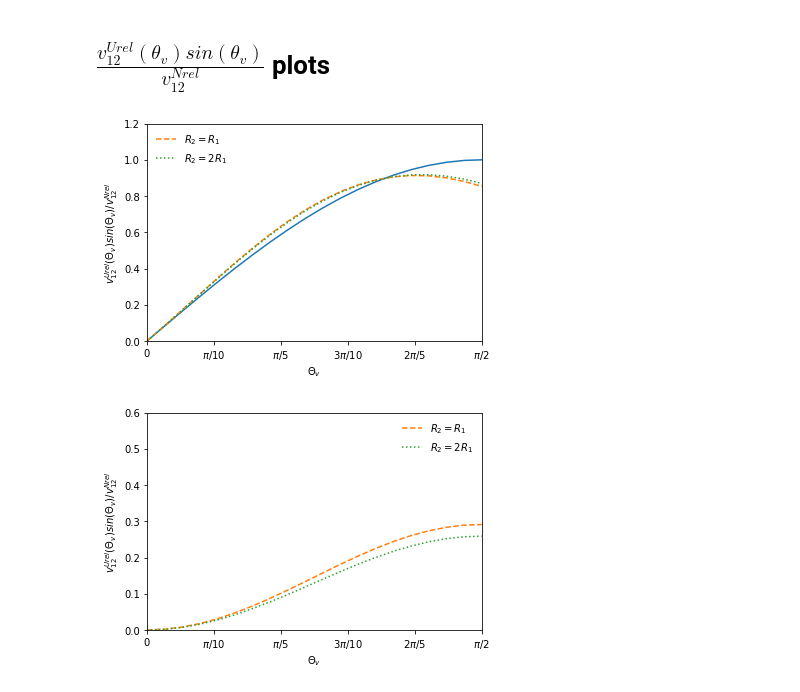
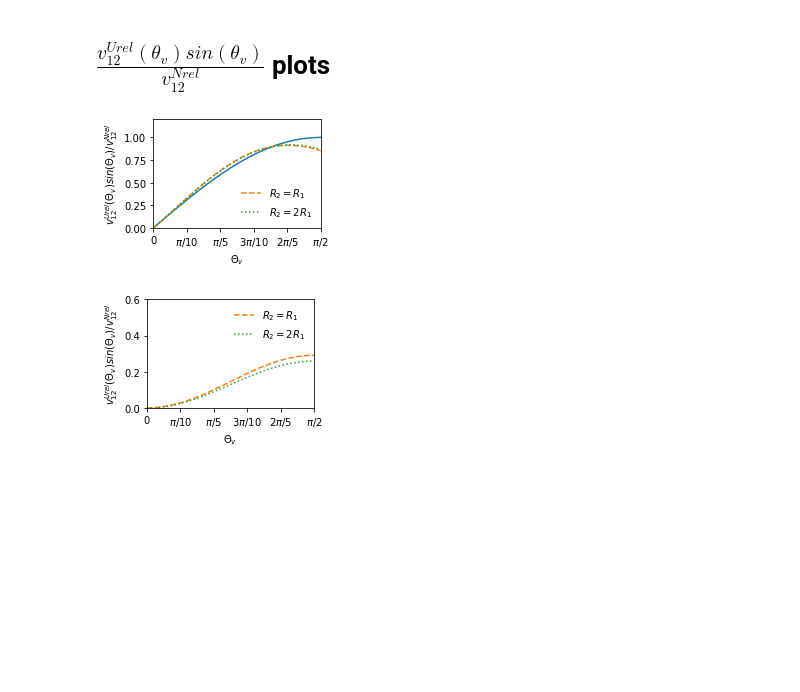
Before and after one commit to NazyS/relativistic-ISCT-EoS, a Jupyter notebook: notebook.ipynb, the cells around one changed output. Drawn from its saved outputs; the diff is of its cells as text; code cells hidden in the pictures; blank space fills up the shorter version.

```diff
--- a/notebook.ipynb
+++ b/notebook.ipynb
@@ -92,6 +92,8 @@ import matplotlib.ticker as ticker
 a = 0.775
 
 theta_data = np.linspace(0, np.pi/2, 20)
+
+fig = plt.figure(figsize=(3,2))
 
 plt.plot(
     theta_data, [np.sin(theta) for theta in theta_data]
@@ -125,46 +127,48 @@ plt.xlabel('$\\Theta_{v}$')
 plt.ylabel('$v_{12}^{Urel}(\\Theta_v) sin(\\Theta_v) / v_{12}^{Nrel}$')
 
 plt.legend(frameon=False)
-plt.savefig(os.path.join(save_folder, 'vUrel_vNrel_ratio_plot_gamma_1_.pdf'))
+plt.savefig(os.path.join(save_folder, 'vUrel_vNrel_ratio_plot_gamma_1_.pdf'), bbox_inches='tight')
 plt.show()
 # %% [output]
-[figure, old version]
+[figure, new version]
 # %%
 a = 0.775
 
 theta_data = np.linspace(0, np.pi/2, 20)
+
+fig = plt.figure(figsize=(3,2))
 
 plt.plot([], [])
 
 plt.plot(
     theta_data,
     [vratio(theta, a, 1000, 1000, 1, 1) for theta in theta_data],
     '--', label='$R_2 = R_1$'
 )
 
 plt.plot(
     theta_data,
     [vratio(theta, a, 1000, 1000, 1, 2) for theta in theta_data],
     ':', label='$R_2 = 2 R_1$'
 )
 
 plt.ylim(0, 0.6)
 plt.xlim(0, np.pi/2.)
 
 ax = plt.gca()
 ax.set_xticks(np.arange(0, np.pi/2+0.1, np.pi/10))
 # ax.set_xticklabels([
 #     0, '$\\frac{\\pi}{10}$', '$\\frac{\\pi}{5}$', '$\\frac{3\\pi}{10}$', '$\\frac{2\\pi}{5}$', '$\\frac{\\pi}{2}$'
 # ])
 ax.set_xticklabels([
     0, '$\\pi/10$', '$\\pi/5$', '$3\\pi/10$', '$2\\pi/5$', '$\\pi/2$'
 ])
 
 plt.xlabel('$\\Theta_{v}$')
 plt.ylabel('$v_{12}^{Urel}(\\Theta_v) sin(\\Theta_v) / v_{12}^{Nrel}$')
 
 plt.legend(frameon=False)
-plt.savefig(os.path.join(save_folder, 'vUrel_vNrel_ratio_plot_gamma_1000_.pdf'))
+plt.savefig(os.path.join(save_folder, 'vUrel_vNrel_ratio_plot_gamma_1000_.pdf'),  bbox_inches='tight')
 plt.show()
 # %% [output]
-[figure, old version]
+[figure, new version]
```
